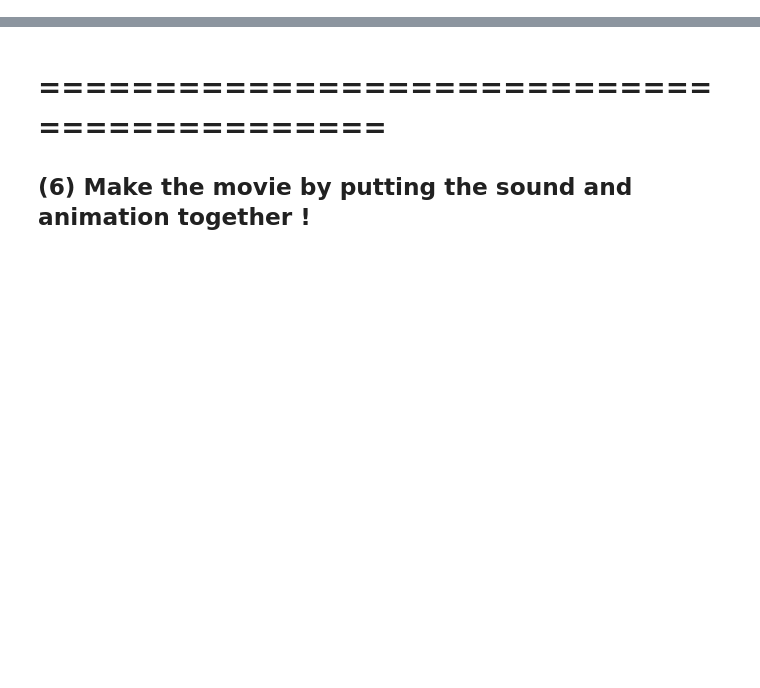
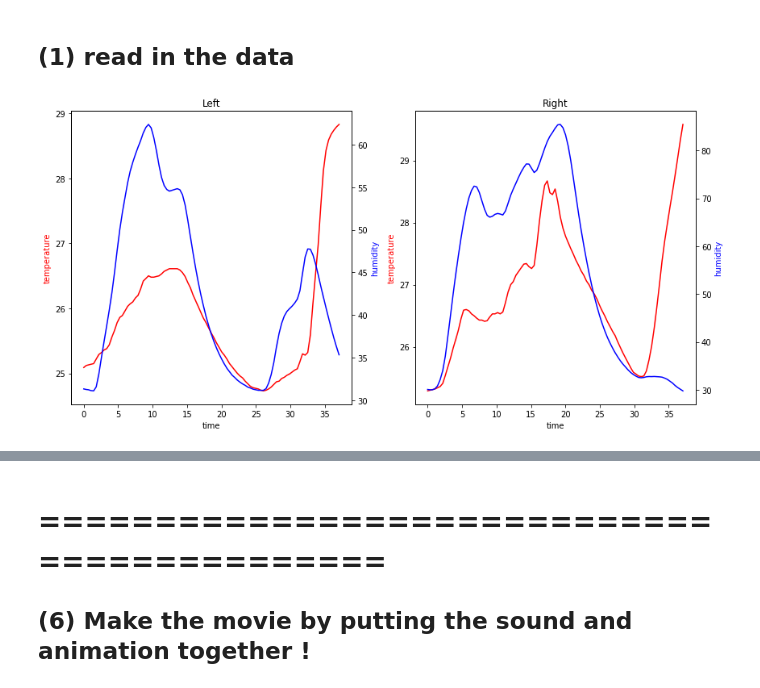
Before and after one commit to benholtzman/datamovies_y21, a Jupyter notebook: notebooks/n07_MovieAnimSound1.ipynb, the cells around one changed output, grey strips where cells are left out. Saved outputs shown, nothing was run; the diff lists cells and outputs as text; code cells hidden in the pictures; blank space fills up the shorter version.

```diff
--- a/notebooks/n07_MovieAnimSound1.ipynb
+++ b/notebooks/n07_MovieAnimSound1.ipynb
@@ -23,0 +53,43 @@ else:
+# %% [markdown]
+## (1) read in the data
+# %%
+# read in two data streams:
+datafilename = '../data/breathalyzer/y2020-02-13_tsawi0_37s.pkl'
+breath = pd.read_pickle(datafilename)
+
+Ltemp_C = np.array(breath.temp_C)
+Lhumidity = np.array(breath.hum)
+
+datafilename = '../data/breathalyzer/y2020-02-13_chris0_37s.pkl'
+breath = pd.read_pickle(datafilename)
+
+Rtemp_C = np.array(breath.temp_C)
+Rhumidity = np.array(breath.hum)
+
+# time in these two is the same, otherwise it would be necessary to interpolate both datasets to the same number of points.
+time = np.array(breath.time_s)
+time_ind_vec = np.arange(0, len(time)-1)
+# %%
+%matplotlib inline
+fig0,(axLd,axRd) = plt.subplots(1,2,figsize = (12,6))
+# axLd = fig0.add_subplot(121)
+# axRd = fig0.add_subplot(122)
+
+axLd.plot(time,Ltemp_C, 'r')
+axLd.set_xlabel('time')
+axLd.set_ylabel('temperature', color='r')
+axLd.set_title('Left')
+axLd2 = axLd.twinx()
+axLd2.plot(time,Lhumidity, 'b')
+axLd2.set_ylabel('humidity', color='b')
+
+axRd.plot(time,Rtemp_C, 'r')
+axRd.set_xlabel('time')
+axRd.set_ylabel('temperature', color='r')
+axRd.set_title('Right')
+axRd2 = axRd.twinx()
+axRd2.plot(time,Rhumidity, 'b')
+axRd2.set_ylabel('humidity', color='b')
+fig0.tight_layout()
+# %% [output]
+[figure, added]
```
Also changed, not shown: parts of 19 cells of this notebook, 1 other file.
